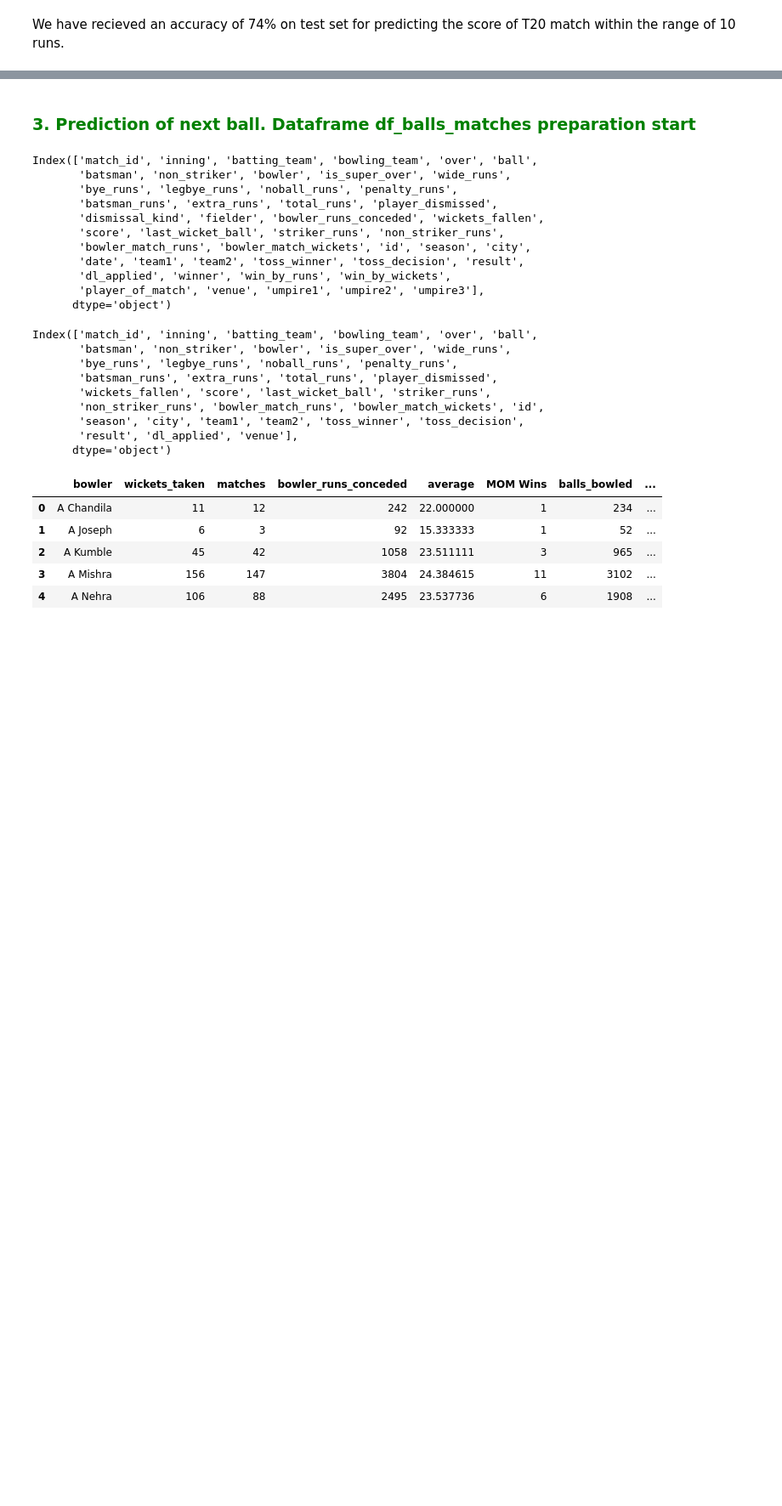
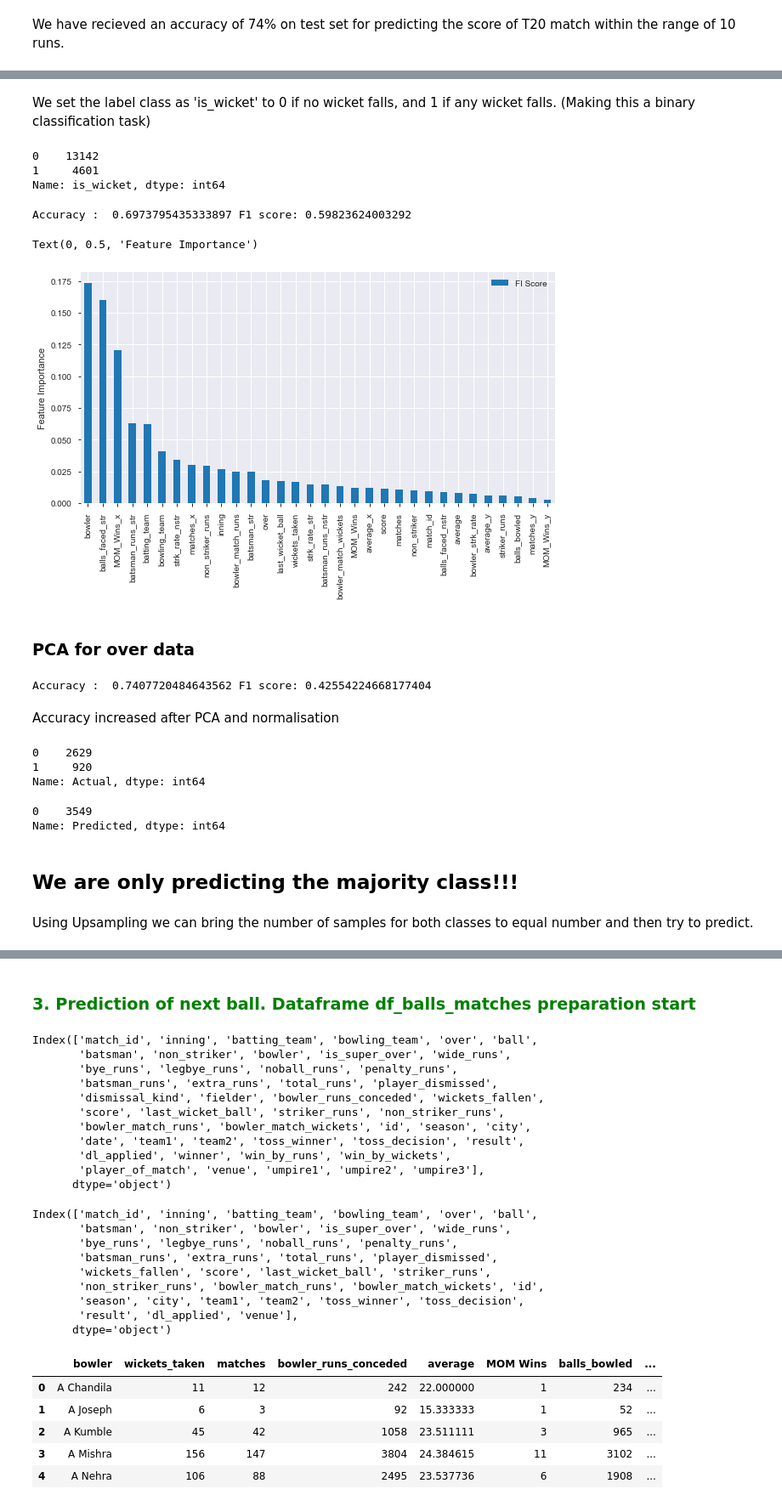
Before and after one commit to vinaybhardwaj1/iplanalysis, a Jupyter notebook: IPL Analysis.ipynb, the cells around one changed output, grey strips where cells are left out. Shown at 85% size. Cells and saved outputs as stored; diff of their text form; code cells hidden in the pictures; blank space fills up the shorter version.

Commit message:
Clean code for over analysis
Prediction of wicket in over.

```diff
--- a/IPL Analysis.ipynb
+++ b/IPL Analysis.ipynb
@@ -467,0 +598,2 @@ We have recieved an accuracy of 74% on test set for predicting the score of T20
+# %% [markdown]
+We set the label class as 'is_wicket' to 0 if no wicket falls, and 1 if any wicket falls. (Making this a binary classification task)
@@ -467,0 +602,6 @@ We have recieved an accuracy of 74% on test set for predicting the score of T20
+# %%
+df_over_en['is_wicket'].value_counts()
+# %% [output]
+0    13142
+1     4601
+Name: is_wicket, dtype: int64
@@ -467,0 +611,20 @@ We have recieved an accuracy of 74% on test set for predicting the score of T20
+# %%
+X_train, X_test, y_train, y_test = train_test_split(X, y, test_size=0.2, random_state=0)
+gnb = GaussianNB()
+y_pred = gnb.fit(X_train,y_train).predict(X_test)
+print('Accuracy : ',accuracy_score(y_test,y_pred),'F1 score:',f1_score(y_test,y_pred,average='macro'))
+# %% [output]
+Accuracy :  0.6973795435333897 F1 score: 0.59823624003292
+# %%
+RF = RandomForestClassifier(n_estimators=100, max_depth=6, random_state=0)
+RF = RF.fit(X,y)
+FI_df = pd.DataFrame(RF.feature_importances_, index=df_over_en.columns.difference(['is_wicket']),columns =['FI Score'])
+FI_df.sort_values('FI Score', inplace=True, ascending = False)
+%matplotlib inline
+pl = FI_df.plot.bar(figsize=(10,5))
+pl.set_ylabel("Feature Importance")
+# %% [output]
+Text(0, 0.5, 'Feature Importance')
+[figure, added]
+# %% [markdown]
+### PCA for over data
@@ -467,0 +637,25 @@ We have recieved an accuracy of 74% on test set for predicting the score of T20
+# %%
+X_train, X_test, y_train, y_test = train_test_split(X_r, y, test_size=0.2, random_state=0)
+gnb = GaussianNB()
+y_pred = gnb.fit(X_train,y_train).predict(X_test)
+print('Accuracy : ',accuracy_score(y_test,y_pred),'F1 score:',f1_score(y_pred,y_test,average='macro'))
+# %% [output]
+Accuracy :  0.7407720484643562 F1 score: 0.42554224668177404
+# %% [markdown]
+Accuracy increased after PCA and normalisation
+# %%
+display_comparison = pd.DataFrame({'Actual': y_test, 'Predicted': y_pred})
+display_comparison['Actual'].value_counts()
+# %% [output]
+0    2629
+1     920
+Name: Actual, dtype: int64
+# %%
+display_comparison['Predicted'].value_counts()
+# %% [output]
+0    3549
+Name: Predicted, dtype: int64
+# %% [markdown]
+## We are only predicting the majority class!!!
+# %% [markdown]
+Using Upsampling we can bring the number of samples for both classes to equal number and then try to predict.
```
Also changed, not shown: parts of 82 cells of this notebook.
